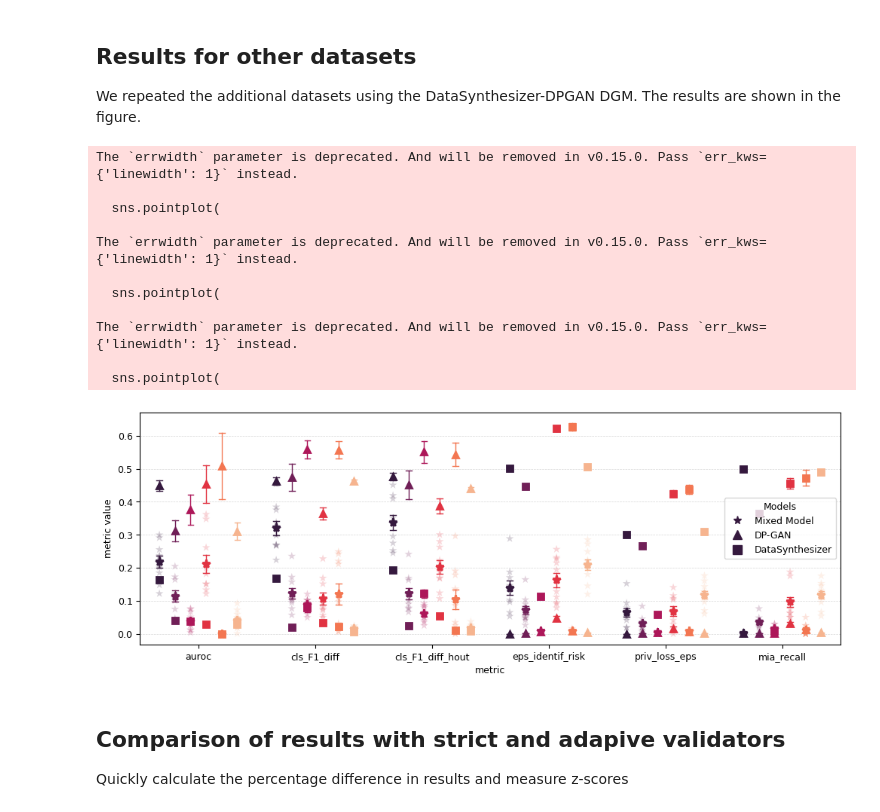
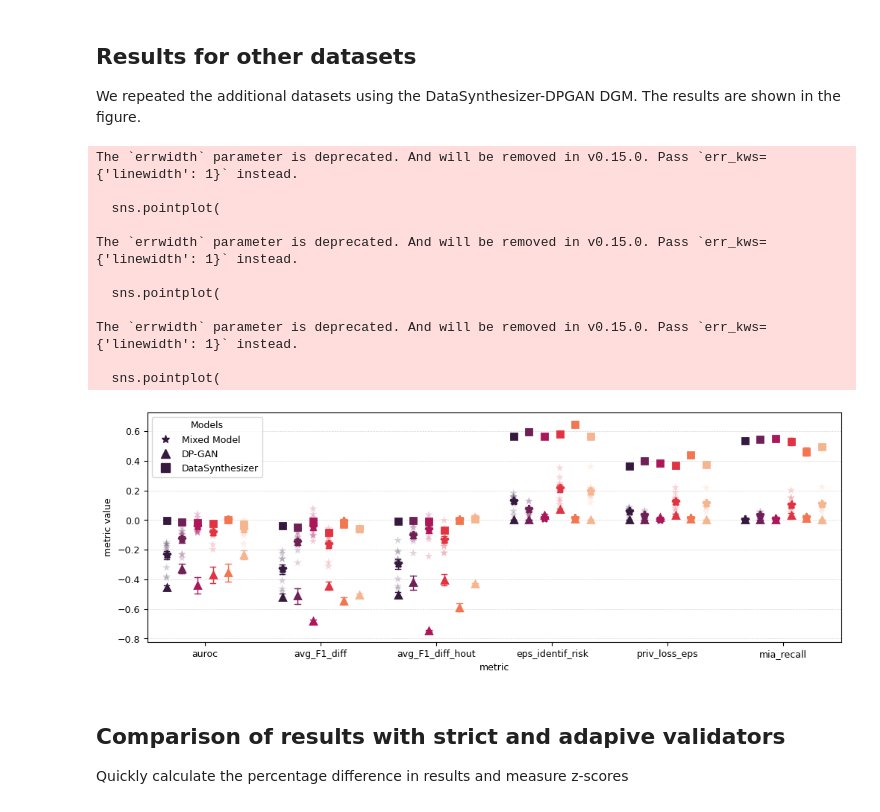
Before and after one commit to notna07/disjoint-synthetic-data-generation, a Jupyter notebook: 03_specified_splits.ipynb, the cells around one changed output. Drawn from its saved outputs; the diff is of its cells as text; code cells hidden in the pictures.

```diff
--- a/03_specified_splits.ipynb
+++ b/03_specified_splits.ipynb
@@ -231,21 +233,21 @@ We repeated the additional datasets using the DataSynthesizer-DPGAN DGM. The res
 # %%
 from experiments.auxiliaries.plotting import make_relative_derviation_histogram
 
 datasets = ['al', 'bc', 'cc', 'hd', 'kd', 'st']
-make_relative_derviation_histogram(datasets, models=['datasynthesizer', 'dpgan'])
+make_relative_derviation_histogram(datasets, models=['synthpop', 'dpgan'])
 # %% [output]
 The `errwidth` parameter is deprecated. And will be removed in v0.15.0. Pass `err_kws={'linewidth': 1}` instead.
 
   sns.pointplot(
 
 The `errwidth` parameter is deprecated. And will be removed in v0.15.0. Pass `err_kws={'linewidth': 1}` instead.
 
   sns.pointplot(
 
 The `errwidth` parameter is deprecated. And will be removed in v0.15.0. Pass `err_kws={'linewidth': 1}` instead.
 
   sns.pointplot(
-[figure, old version]
+[figure, new version]
 # %% [markdown]
 ## Comparison of results with strict and adapive validators
 
```
Also changed, not shown: parts of 18 cells of this notebook, 14 other files.
